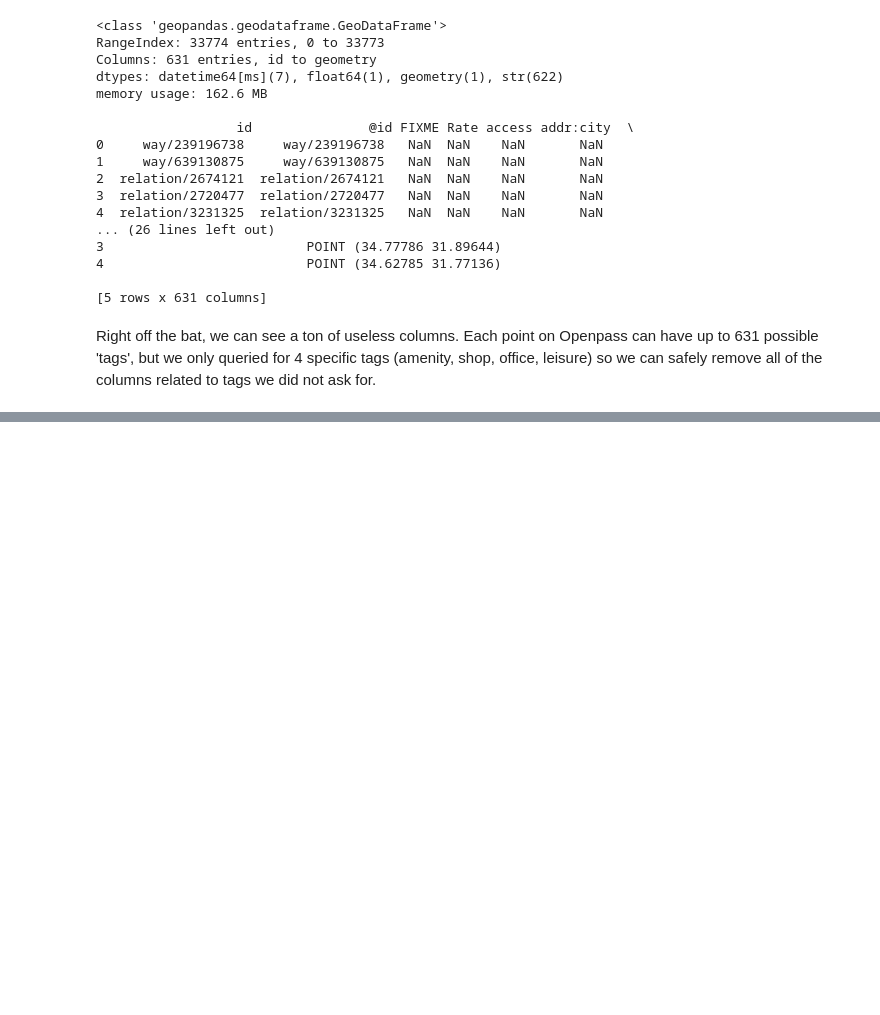
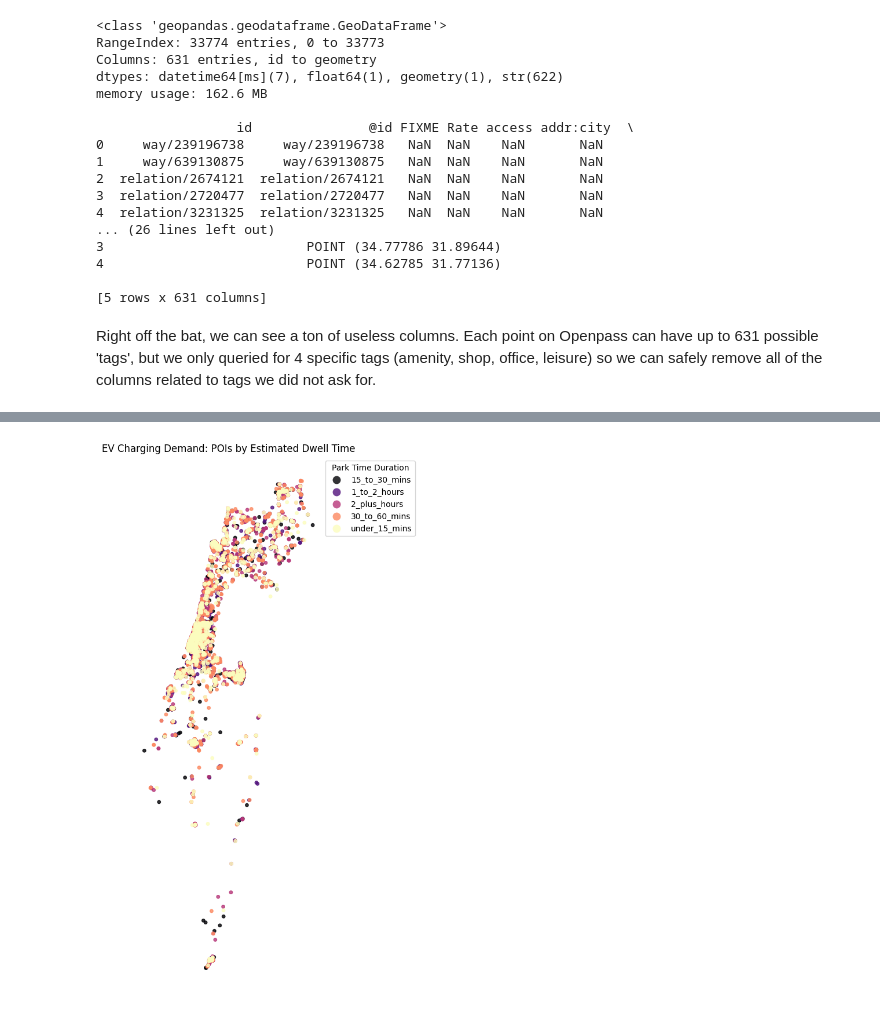
Before and after one commit to Mijael1999/EV-Charging-Station-demand-map, a Jupyter notebook: ev_project_notebook.ipynb, the cells around one changed output, grey strips where cells are left out. Cells and saved outputs as stored; diff of their text form; code cells hidden in the pictures; blank space fills up the shorter version.

```diff
--- a/ev_project_notebook.ipynb
+++ b/ev_project_notebook.ipynb
@@ -150,0 +304,15 @@ Name: count, dtype: int64
+# %%
+# lets check for points that belong to more than 1 category
+categories = ['shop', 'amenity']
+poi_df['cat_count'] = poi_df[categories].notnull().sum(axis=1)
+
+# Let's try to take a look at the rows that have 2 categories:
+print(poi_df.loc[poi_df['cat_count'] > 1, categories])
+
+# I see some pairs that repeat themselves.. let's quantify them:
+def get_col_combination(row):
+    cols_with_data = [row[col] for col in categories if pd.notnull(row[col])]
+    return tuple(sorted(cols_with_data))
+
+combination_counts = poi_df[poi_df['cat_count'] > 1].apply(get_col_combination, axis=1).value_counts()
+print('\n', combination_counts), combination_counts.info()
@@ -150,0 +461,7 @@ Name: count, dtype: int64
+# %%
+poi_counts = poi_df['POI_type'].value_counts()
+poi_list = []
+for poi, _ in poi_counts.items():
+    poi_list.append(poi)
+
+print(poi_list)
@@ -150,0 +499,8 @@ Name: count, dtype: int64
+# %%
+# Let's add this classification column to our dataframe
+poi_to_bin = {poi: bin_name for bin_name, pois in dwell_time_bins.items() for poi in pois}
+
+# 2. Create the new column
+poi_df['park_time'] = poi_df['POI_type'].map(poi_to_bin)
+
+print(poi_df.tail(50))
@@ -150,0 +525,17 @@ Name: count, dtype: int64
+# %%
+ax = poi_df.sort_values('park_time').plot(  # Sorting ensures the legend stays in order
+    column='park_time',
+    categorical=True,
+    legend=True,
+    legend_kwds={'title': "Park Time Duration", 'bbox_to_anchor': (1, 1)},
+    markersize=15,
+    cmap='magma',  # Sequential color scheme (Purple = fast, Yellow = slow)
+    figsize=(12, 12),
+    alpha=0.8
+)
+
+plt.title("EV Charging Demand: POIs by Estimated Dwell Time")
+plt.axis('off')
+plt.show()
+# %% [output]
+[figure, added]
```
Also changed, not shown: parts of 20 cells of this notebook.
